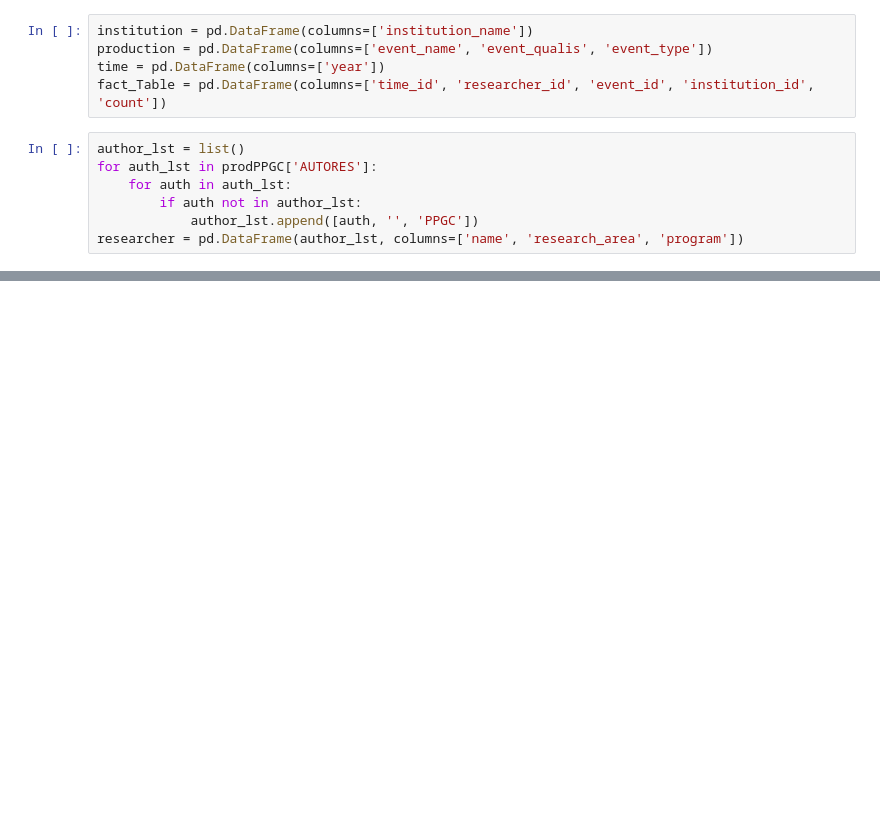
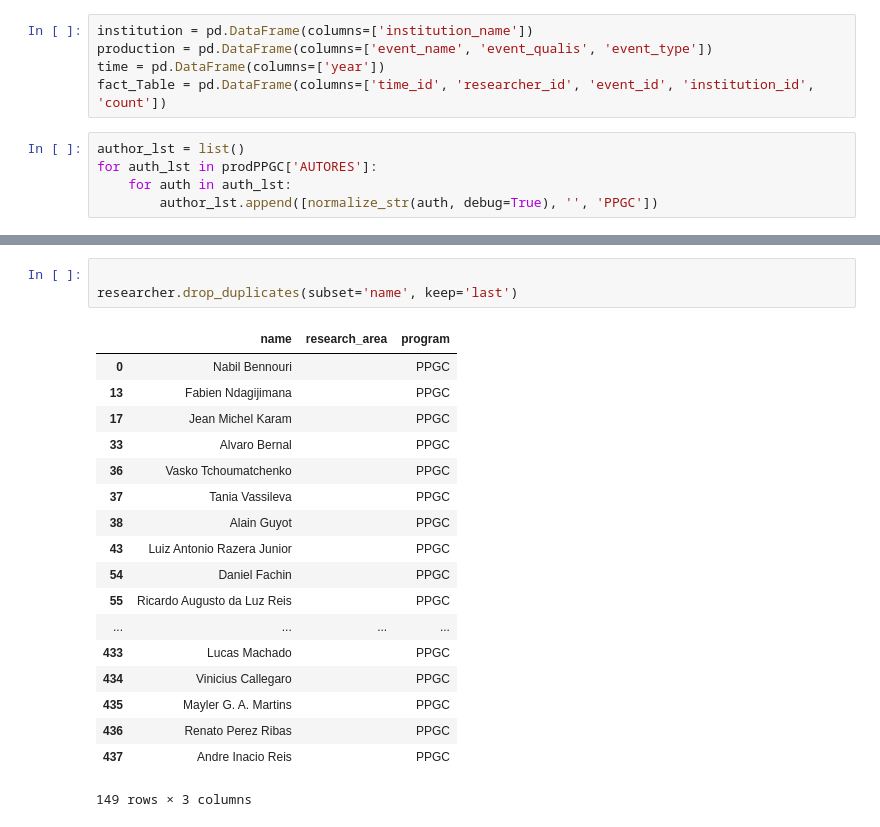
Before and after one commit to aksmiyazaki/ebd10, a Jupyter notebook: src/parser.ipynb, the cells around one changed output, grey strips where cells are left out. Cells and saved outputs as stored; diff of their text form; blank space fills up the shorter version.

```diff
--- a/src/parser.ipynb
+++ b/src/parser.ipynb
@@ -56,6 +82,4 @@ fact_Table = pd.DataFrame(columns=['time_id', 'researcher_id', 'event_id', 'inst
 author_lst = list()
 for auth_lst in prodPPGC['AUTORES']:
     for auth in auth_lst:
-        if auth not in author_lst:
-            author_lst.append([auth, '', 'PPGC'])
-researcher = pd.DataFrame(author_lst, columns=['name', 'research_area', 'program'])
+        author_lst.append([normalize_str(auth, debug=True), '', 'PPGC'])
@@ -82,0 +107,22 @@ researcher
+# %%
+
+researcher.drop_duplicates(subset='name', keep='last')
+# %% [output]
+|  | name | research_area | program |
+| 0 | Nabil Bennouri |  | PPGC |
+| 13 | Fabien Ndagijimana |  | PPGC |
+| 17 | Jean Michel Karam |  | PPGC |
+| 33 | Alvaro Bernal |  | PPGC |
+| 36 | Vasko Tchoumatchenko |  | PPGC |
+| 37 | Tania Vassileva |  | PPGC |
+| 38 | Alain Guyot |  | PPGC |
+| 43 | Luiz Antonio Razera Junior |  | PPGC |
+| 54 | Daniel Fachin |  | PPGC |
+| 55 | Ricardo Augusto da Luz Reis |  | PPGC |
+| ... | ... | ... | ... |
+| 433 | Lucas Machado |  | PPGC |
+| 434 | Vinicius Callegaro |  | PPGC |
+| 435 | Mayler G. A. Martins |  | PPGC |
+| 436 | Renato Perez Ribas |  | PPGC |
+| 437 | Andre Inacio Reis |  | PPGC |
+149 rows × 3 columns
```
Also changed, not shown: parts of 10 cells of this notebook, 1 other file.
